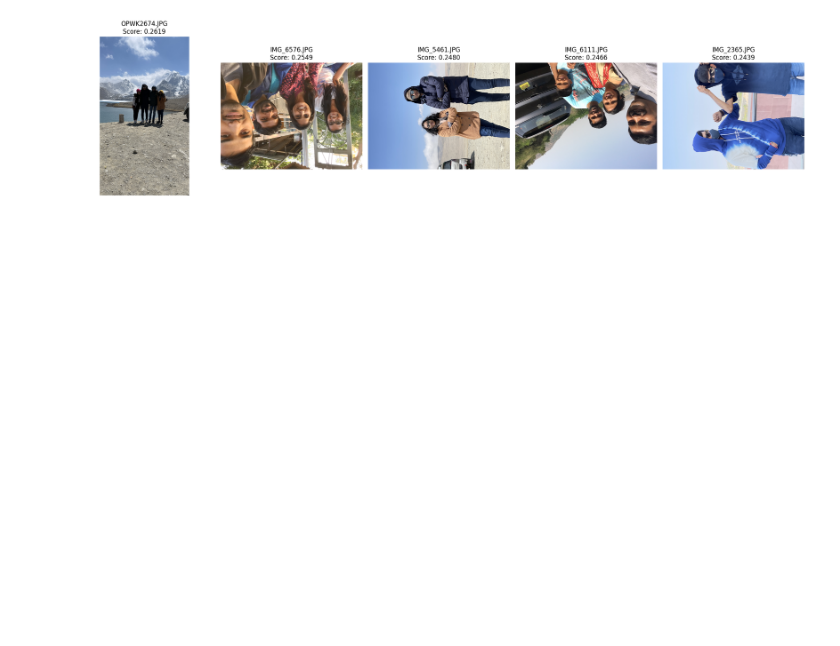
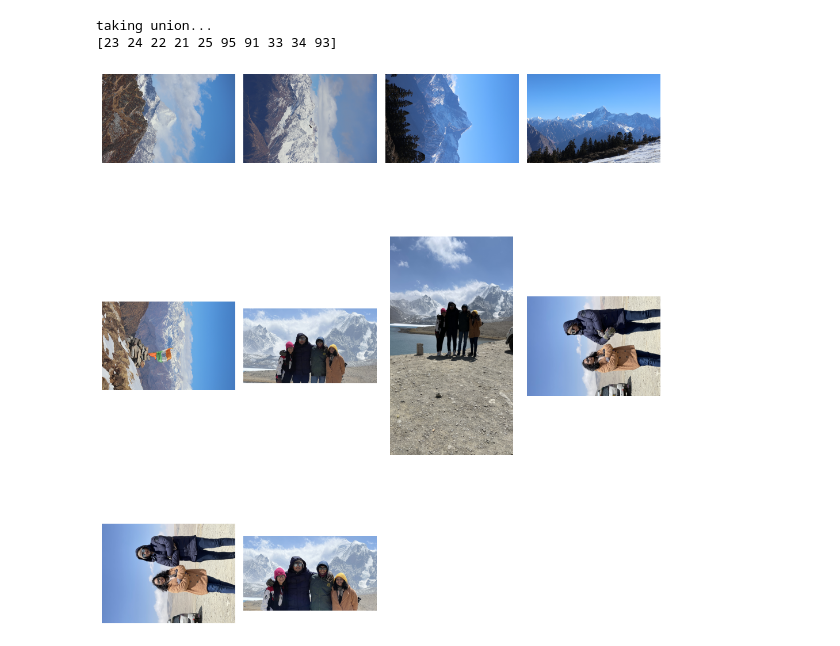
Before and after one commit to aditypatil/image-search, a Jupyter notebook: imgsearch_mark1.ipynb, the cells around one changed output. Saved outputs shown, nothing was run; the diff lists cells and outputs as text; code cells hidden in the pictures; blank space fills up the shorter version.

Commit message:
people library integrated with retrieval and ingestion

```diff
--- a/imgsearch_mark1.ipynb
+++ b/imgsearch_mark1.ipynb
@@ -18,20 +8,0 @@ clipsearch.generate_embeddings(image_paths)
-# %%
-
-query = "A photo of girls"
-results = clipsearch.search(query, top_k=5)
-
-fig, axes = plt.subplots(1, 5, figsize=(20, 5))  # Create a figure with 1 row and 5 columns
-for ax, (file, score) in zip(axes, results):
-    image_dir = 'ImageSamples'  # Replace with the actual path
-    path = os.path.join(image_dir, file)
-
-    # Load and display the image
-    image = plt.imread(path)
-    ax.imshow(image)
-    ax.axis('off')  # Hide axes
-    ax.set_title(f"{file}\nScore: {score[0]:.4f}")
-
-plt.tight_layout()
-plt.show()
-# %% [output]
-[figure, removed]
@@ -37,0 +22,39 @@ plt.show()
+# %%
+# Retrieval and plot
+
+img_indices = retrieval.__main__(query="snowy mountains")
+print(img_indices)
+
+embed_dir = 'embed_store'
+img_path_index = pickle.load(open(os.path.join(embed_dir, 'img_path_index.pkl'), 'rb'))
+
+filtered_images = [img_path_index[idx] for idx in img_indices]
+
+
+# display
+num_images = len(filtered_images)
+rows = math.ceil(num_images / 4)
+
+fig, axes = plt.subplots(rows, 4, figsize=(10, 4 * rows))
+if rows == 1:
+    axes = [axes] # Handle the case where there's only one row
+
+for i, img_path in enumerate(filtered_images):
+    row = i // 4
+    col = i % 4
+    img = plt.imread(img_path)
+    axes[row][col].imshow(img)
+    axes[row][col].axis('off')
+
+# Hide any unused subplots in the last row
+if num_images % 4 != 0:
+    num_empty = 4 - (num_images % 4)
+    for i in range(num_empty):
+        fig.delaxes(axes[-1][-1 - i])
+
+plt.tight_layout()
+plt.show()
+# %% [output]
+taking union...
+[23 24 22 21 25 95 91 33 34 93]
+[figure, added]
```
Also changed, not shown: parts of 5 cells of this notebook, 6 other files.
